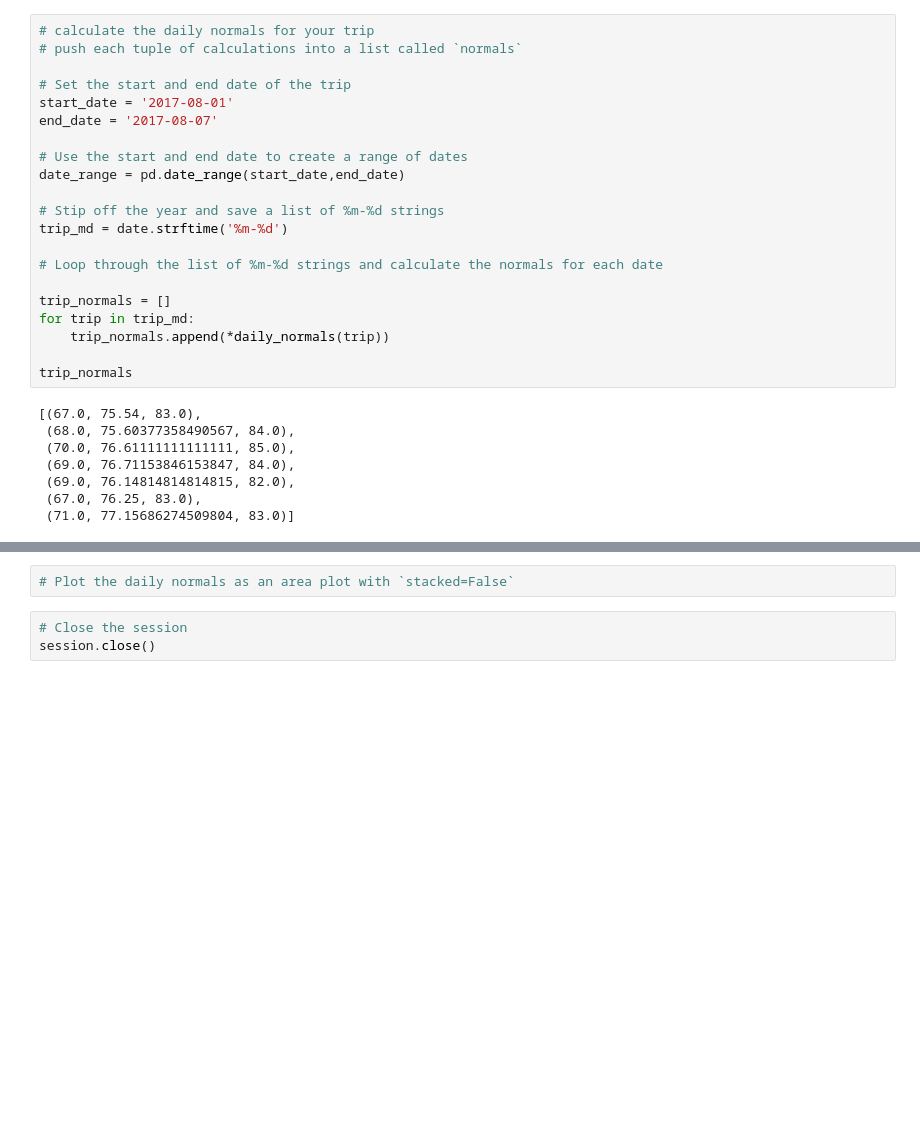
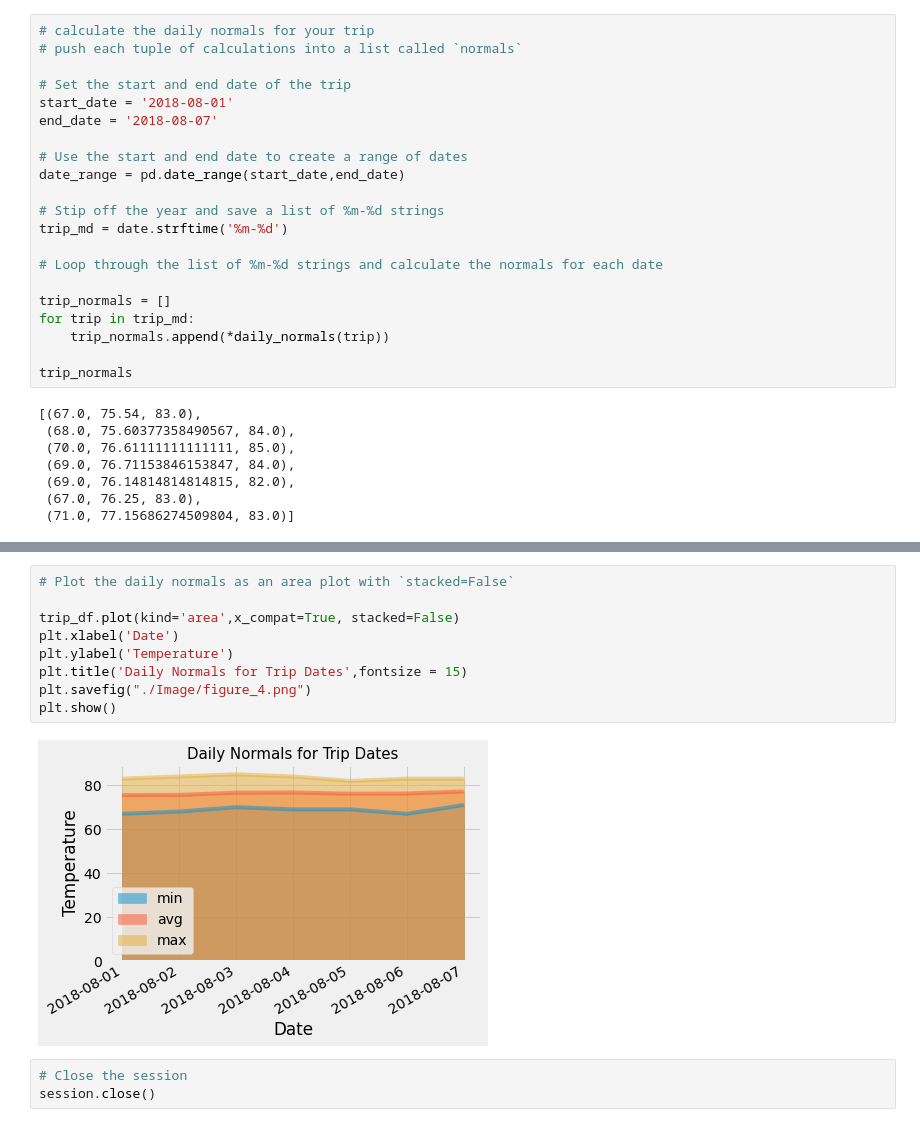
Before and after one commit to Claude-Hanfou/Hawaii-Vacation-Analysis, a Jupyter notebook: climate_starter.ipynb, the cells around one changed output, grey strips where cells are left out. Saved outputs shown, nothing was run; the diff lists cells and outputs as text; blank space fills up the shorter version.

```diff
--- a/climate_starter.ipynb
+++ b/climate_starter.ipynb
@@ -346,8 +344,8 @@ daily_normals("01-01")
 # push each tuple of calculations into a list called `normals`
 
 # Set the start and end date of the trip
-start_date = '2017-08-01'
-end_date = '2017-08-07'
+start_date = '2018-08-01'
+end_date = '2018-08-07'
 
 # Use the start and end date to create a range of dates
 date_range = pd.date_range(start_date,end_date)
@@ -390,5 +388,14 @@ trip_df
-# %%
-# Plot the daily normals as an area plot with `stacked=False`
+# %%
+# Plot the daily normals as an area plot with `stacked=False`
+
+trip_df.plot(kind='area',x_compat=True, stacked=False)
+plt.xlabel('Date')
+plt.ylabel('Temperature')
+plt.title('Daily Normals for Trip Dates',fontsize = 15)
+plt.savefig("./Image/figure_4.png")
+plt.show()
+# %% [output]
+[figure, added]
 # %%
 # Close the session
 session.close()
```
Also changed, not shown: parts of 5 cells of this notebook, 3 other files.
